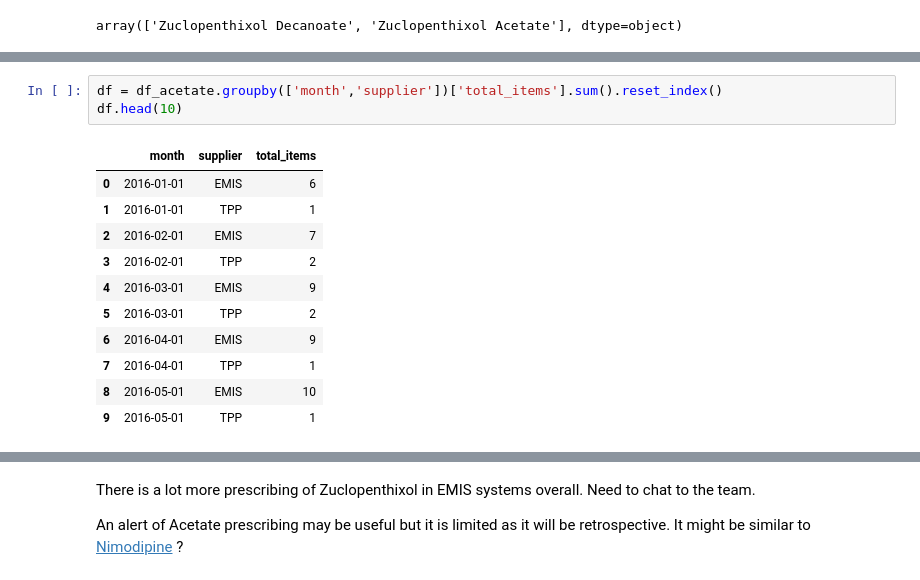
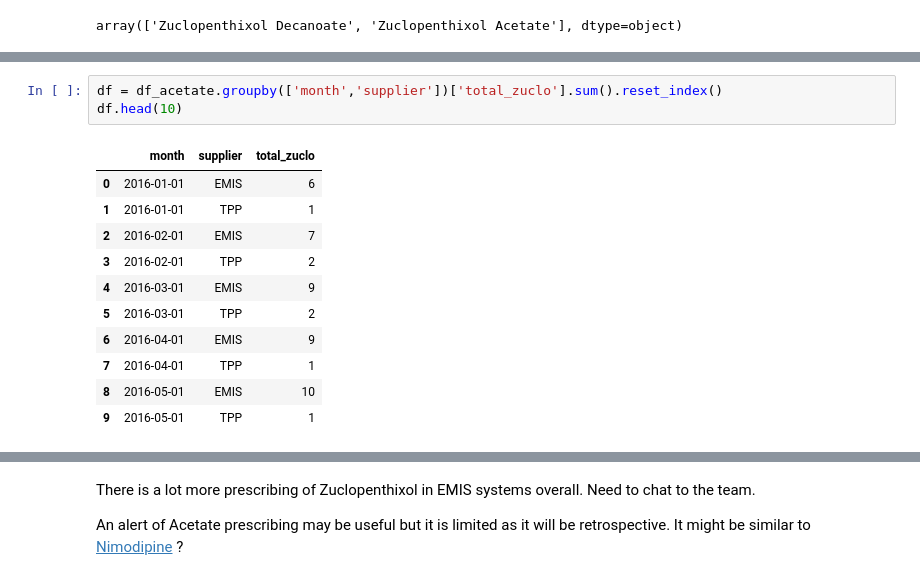
Before and after one commit to ebmdatalab/jupyter-notebooks, a Jupyter notebook: measures_by_software/Draft ideas/Zuclopenthixol/Zuclopenthixol.ipynb, the cells around one changed output, grey strips where cells are left out. Saved outputs shown, nothing was run; the diff lists cells and outputs as text.

```diff
--- a/measures_by_software/Draft ideas/Zuclopenthixol/Zuclopenthixol.ipynb
+++ b/measures_by_software/Draft ideas/Zuclopenthixol/Zuclopenthixol.ipynb
@@ -104,8 +239,8 @@ df_acetate.head()
 # %%
-df = df_acetate.groupby(['month','supplier'])['total_items'].sum().reset_index()
+df = df_acetate.groupby(['month','supplier'])['total_zuclo'].sum().reset_index()
 df.head(10)
 # %% [output]
-|  | month | supplier | total_items |
+|  | month | supplier | total_zuclo |
 | 0 | 2016-01-01 | EMIS | 6 |
 | 1 | 2016-01-01 | TPP | 1 |
 | 2 | 2016-02-01 | EMIS | 7 |
```
Also changed, not shown: parts of 23 cells of this notebook, 4 other files.
